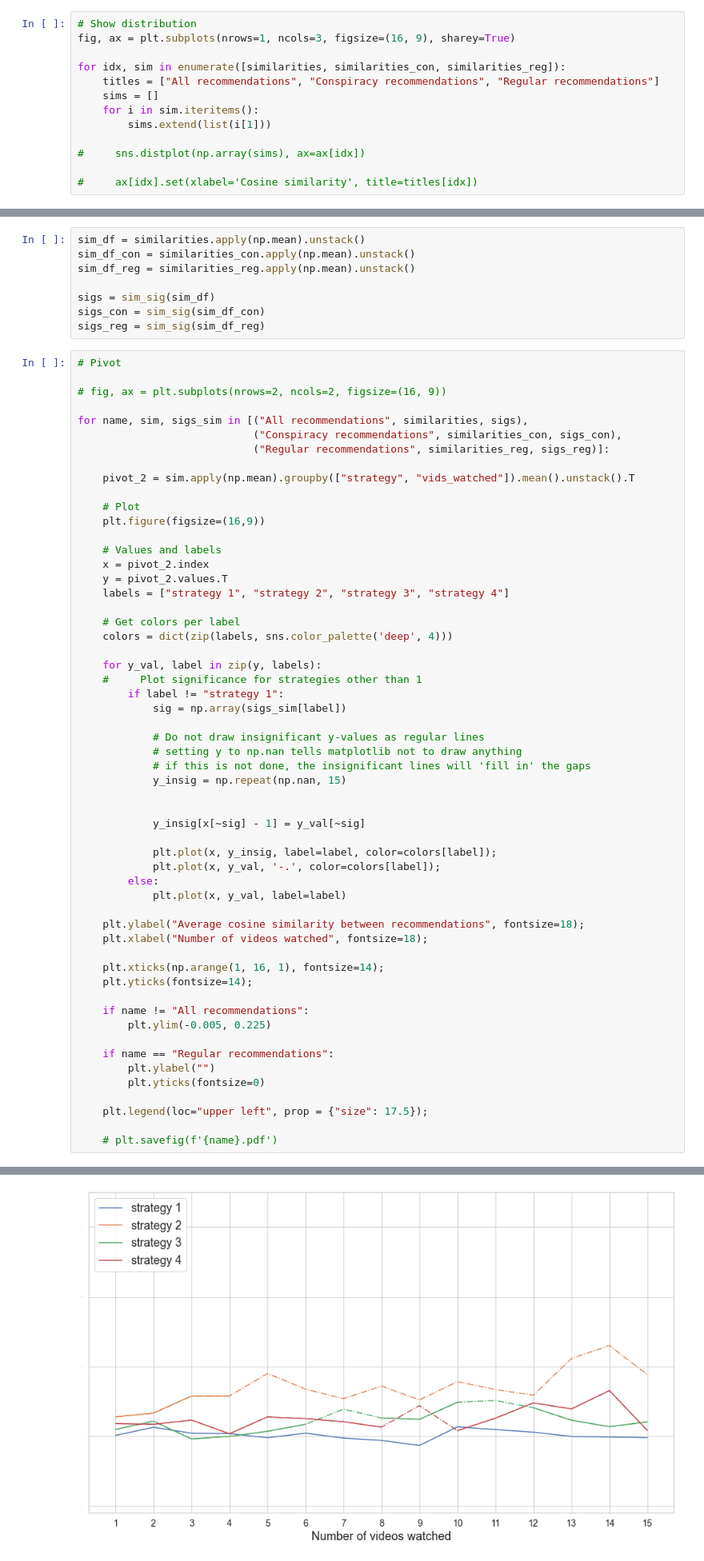
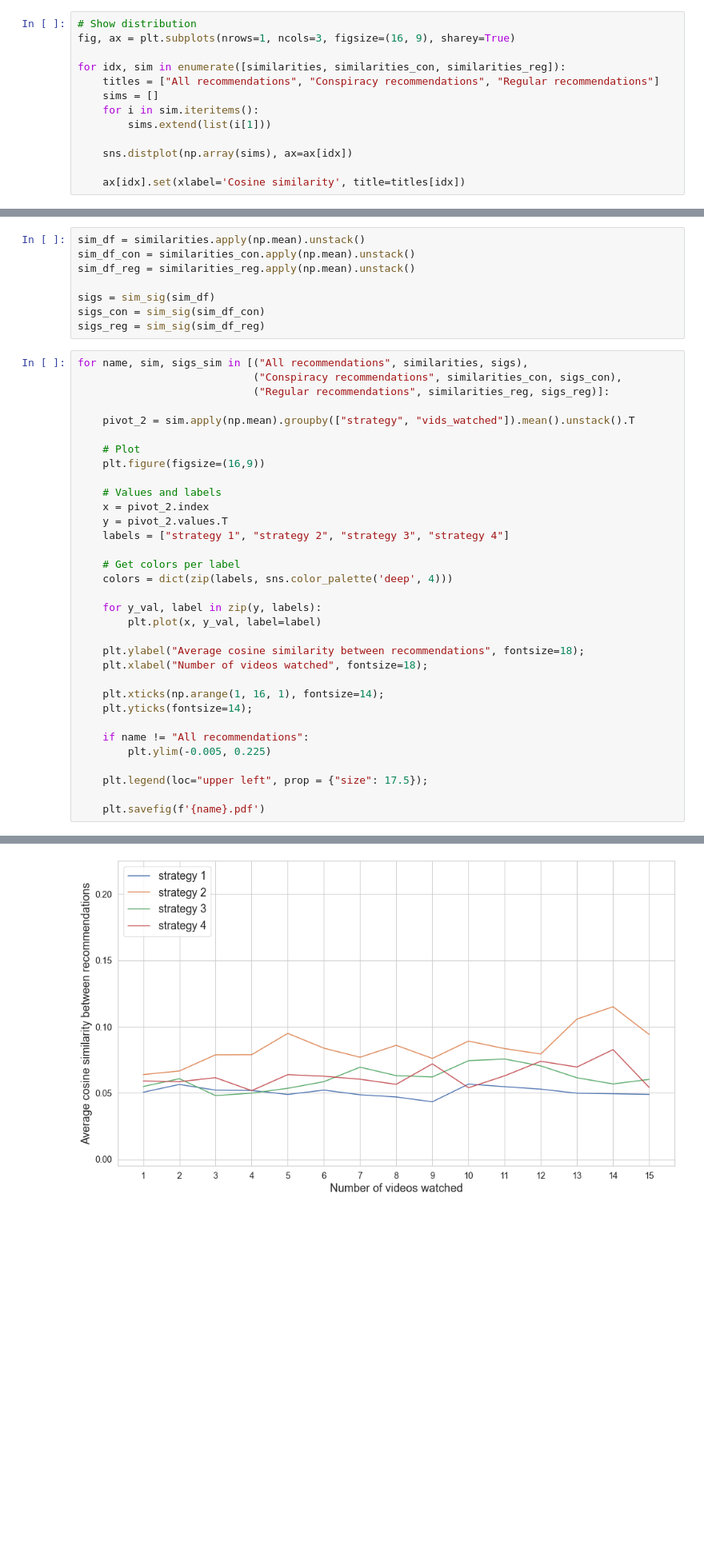
Before and after one commit to Roan-Schellingerhout/YouTube_conspiracy_paper, a Jupyter notebook: Machine Learning/Predictions.ipynb, the cells around one changed output, grey strips where cells are left out. Shown at 80% size. Saved outputs shown, nothing was run; the diff lists cells and outputs as text; blank space fills up the shorter version.

```diff
--- a/Machine Learning/Predictions.ipynb
+++ b/Machine Learning/Predictions.ipynb
@@ -246,9 +233,9 @@ for idx, sim in enumerate([similarities, similarities_con, similarities_reg]):
     for i in sim.iteritems():
         sims.extend(list(i[1]))
 
-#     sns.distplot(np.array(sims), ax=ax[idx])
+    sns.distplot(np.array(sims), ax=ax[idx])
 
-#     ax[idx].set(xlabel='Cosine similarity', title=titles[idx])
+    ax[idx].set(xlabel='Cosine similarity', title=titles[idx])
 # %% [output]
 [figure]
 # %%
@@ -294,65 +281,42 @@ sigs = sim_sig(sim_df)
 sigs_con = sim_sig(sim_df_con)
 sigs_reg = sim_sig(sim_df_reg)
 # %%
-# Pivot
-
-# fig, ax = plt.subplots(nrows=2, ncols=2, figsize=(16, 9))
-
 for name, sim, sigs_sim in [("All recommendations", similarities, sigs),
                             ("Conspiracy recommendations", similarities_con, sigs_con),
                             ("Regular recommendations", similarities_reg, sigs_reg)]:
 
     pivot_2 = sim.apply(np.mean).groupby(["strategy", "vids_watched"]).mean().unstack().T
 
     # Plot
     plt.figure(figsize=(16,9))
 
     # Values and labels
     x = pivot_2.index
     y = pivot_2.values.T
     labels = ["strategy 1", "strategy 2", "strategy 3", "strategy 4"]
 
     # Get colors per label
     colors = dict(zip(labels, sns.color_palette('deep', 4)))
 
     for y_val, label in zip(y, labels):
-    #     Plot significance for strategies other than 1
-        if label != "strategy 1":
-            sig = np.array(sigs_sim[label])
-
-            # Do not draw insignificant y-values as regular lines
-            # setting y to np.nan tells matplotlib not to draw anything
-            # if this is not done, the insignificant lines will 'fill in' the gaps
-            y_insig = np.repeat(np.nan, 15)
-
-
-            y_insig[x[~sig] - 1] = y_val[~sig]
-
-            plt.plot(x, y_insig, label=label, color=colors[label]);
-            plt.plot(x, y_val, '-.', color=colors[label]);
-        else:
-            plt.plot(x, y_val, label=label)
+        plt.plot(x, y_val, label=label)
 
     plt.ylabel("Average cosine similarity between recommendations", fontsize=18);
     plt.xlabel("Number of videos watched", fontsize=18);
 
     plt.xticks(np.arange(1, 16, 1), fontsize=14);
     plt.yticks(fontsize=14);
 
     if name != "All recommendations":
         plt.ylim(-0.005, 0.225)
 
-    if name == "Regular recommendations":
-        plt.ylabel("")
-        plt.yticks(fontsize=0)
-
     plt.legend(loc="upper left", prop = {"size": 17.5});
 
-    # plt.savefig(f'{name}.pdf')
+    plt.savefig(f'{name}.pdf')
 # %% [output]
 [figure]
 [figure]
-[figure, old version]
+[figure, new version]
 # %% [markdown]
 # Experiment 2 results
 # %% [markdown]
```
Also changed, not shown: parts of 2 cells of this notebook, 6 other files.
